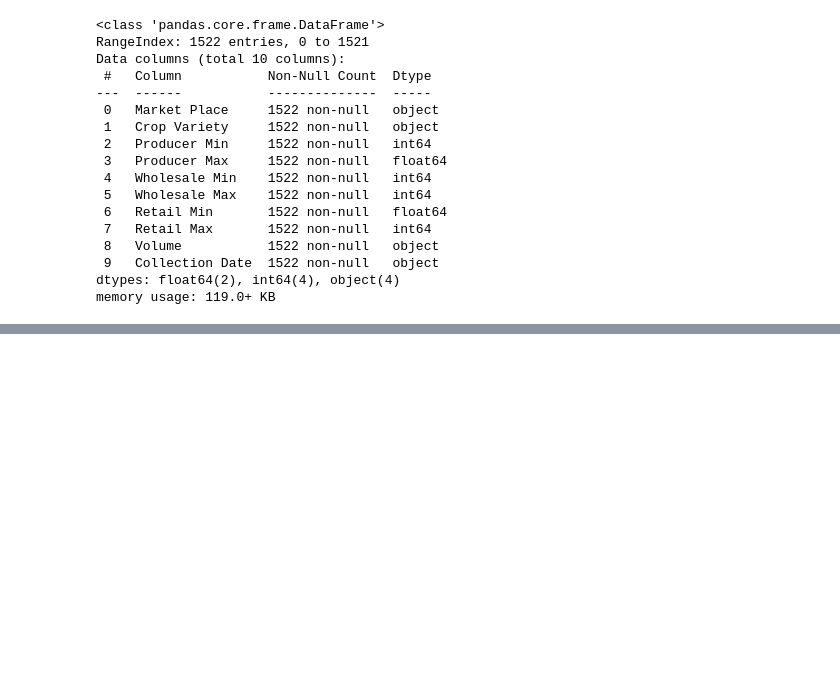
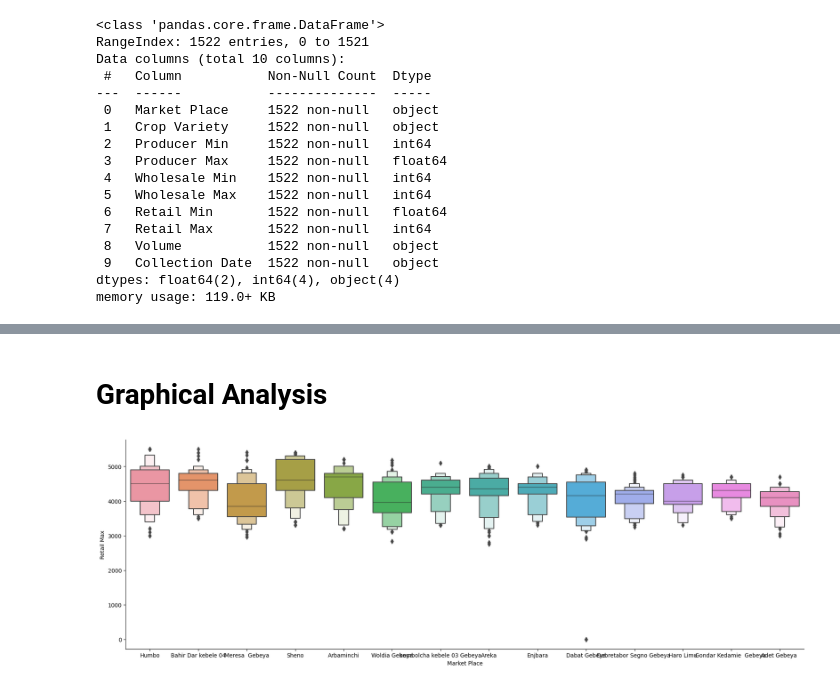
Before and after one commit to muez504/Dan-Project-, a Jupyter notebook: Dan Project .ipynb, the cells around one changed output, grey strips where cells are left out. Saved outputs shown, nothing was run; the diff lists cells and outputs as text; code cells hidden in the pictures; blank space fills up the shorter version.

```diff
--- a/Dan Project .ipynb
+++ b/Dan Project .ipynb
@@ -36,0 +249,8 @@ memory usage: 119.0+ KB
+# %% [markdown]
+# Graphical Analysis
+# %%
+# market place  vs retail max
+sns.catplot(y = "Retail Max", x = "Market Place", data = train_data.sort_values("Retail Max", ascending = False), kind="boxen", height = 6, aspect = 3)
+plt.show()
+# %% [output]
+[figure, added]
```
Also changed, not shown: parts of 81 cells of this notebook.
